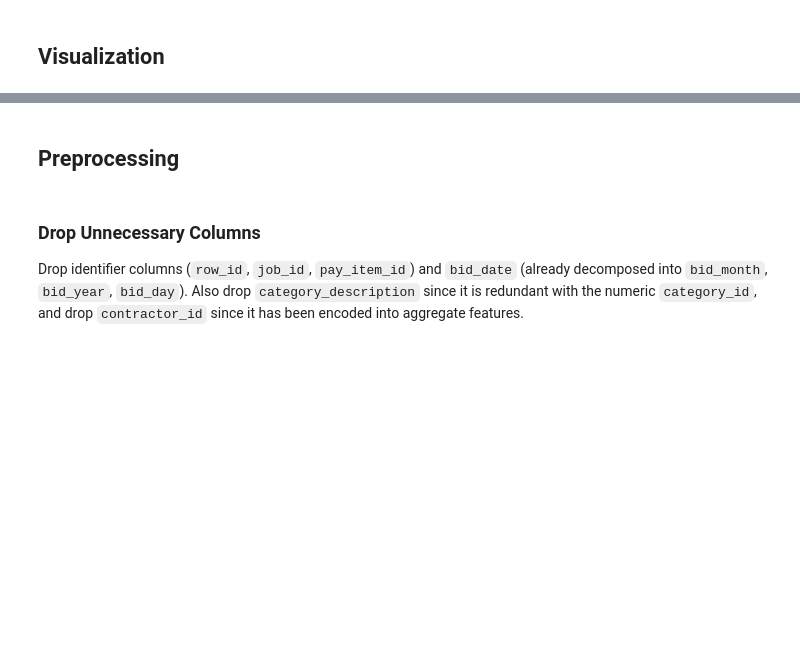
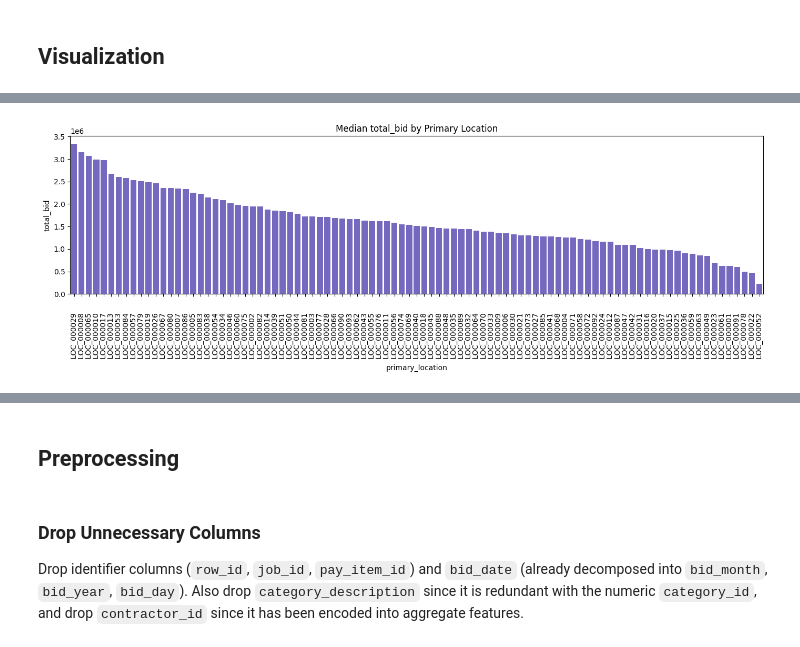
Before and after one commit to wends05/lab-ml, a Jupyter notebook: lab_4/main.ipynb, the cells around one changed output, grey strips where cells are left out. Drawn from its saved outputs; the diff is of its cells as text; code cells hidden in the pictures; blank space fills up the shorter version.

```diff
--- a/lab_4/main.ipynb
+++ b/lab_4/main.ipynb
@@ -236,0 +585,19 @@ plt.show()
+# %%
+# Median total_bid per primary_location
+df_location = (
+    df.groupby("primary_location")["total_bid"]
+    .median()
+    .sort_values(ascending=False)
+    .reset_index()
+)
+
+plt.figure(figsize=(14, 5))
+sns.barplot(
+    data=df_location, x="primary_location", y="total_bid", color="slateblue"
+)
+plt.title("Median total_bid by Primary Location")
+plt.xticks(rotation=90)
+plt.tight_layout()
+plt.show()
+# %% [output]
+[figure, added]
```
Also changed, not shown: parts of 64 cells of this notebook.
